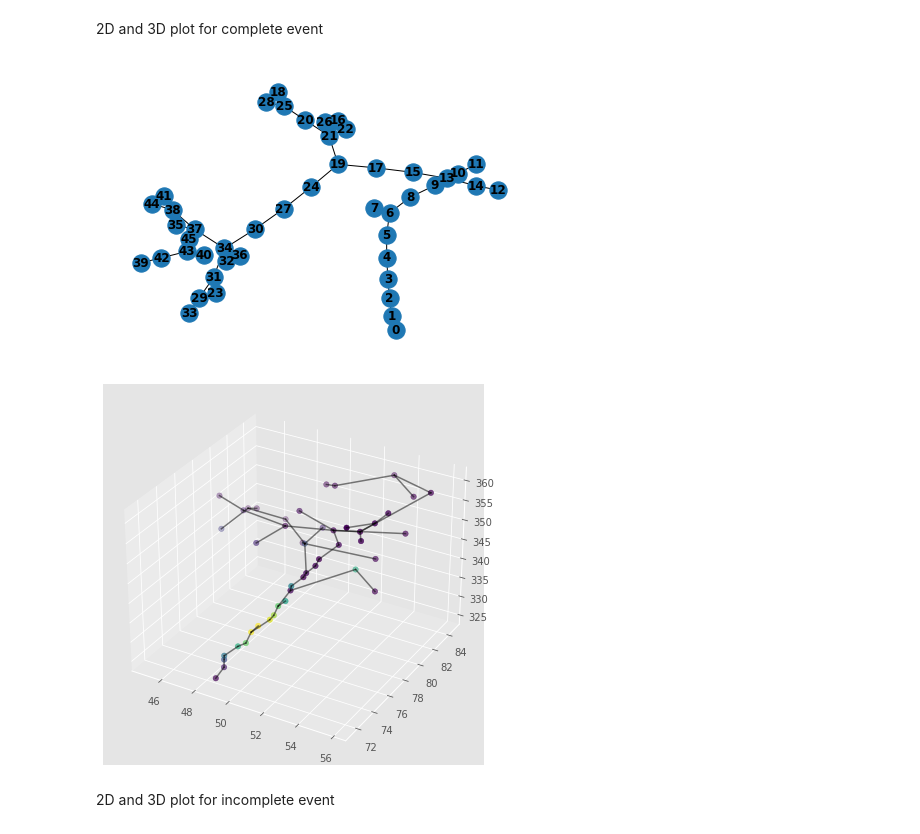
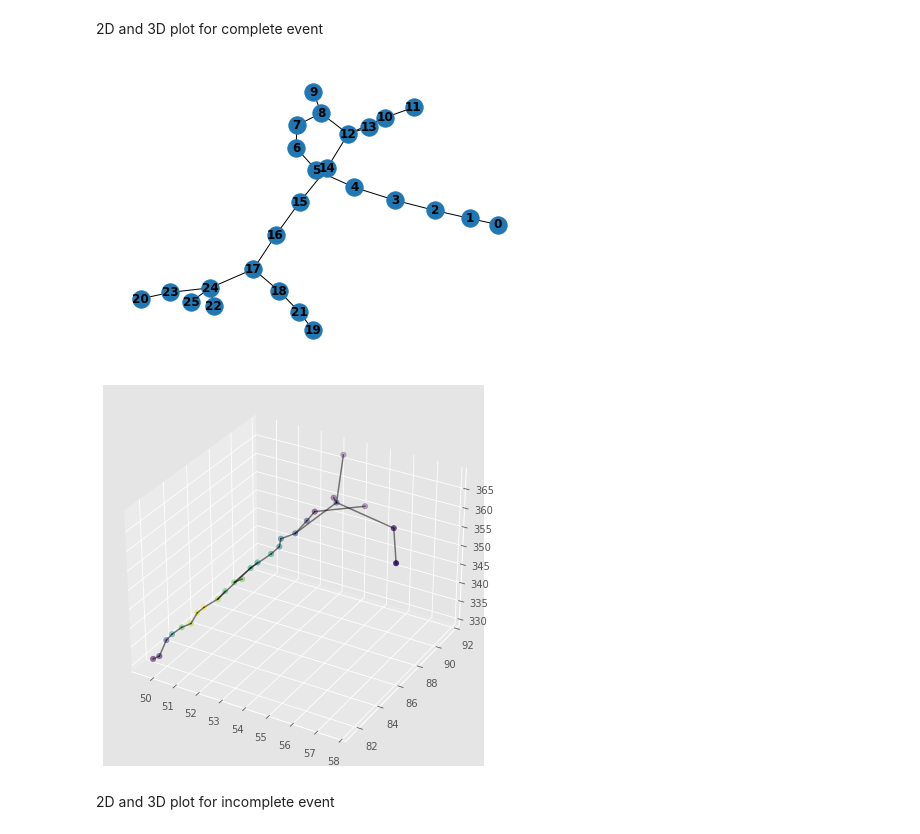
Before and after one commit to edcuba/TICLHack22_PatternReco, a Jupyter notebook: build_graph.ipynb, the cells around one changed output. Saved outputs shown, nothing was run; the diff lists cells and outputs as text; code cells hidden in the pictures.

```diff
--- a/build_graph.ipynb
+++ b/build_graph.ipynb
@@ -114,13 +114,13 @@ for x, y, z in zip(in_vx, in_vy, in_vz):
 # %% [markdown]
 2D and 3D plot for complete event
 # %%
-tid = 2
+tid = 3
 G = create_graph(energy[tid], vx[tid], vy[tid], vz[tid], firstn=1)
 nx.draw(G, with_labels=True, font_weight='bold')
 network_plot_3D(G, energy[tid])
 # %% [output]
-[figure, old version]
+[figure, new version]
-[figure, old version]
+[figure, new version]
 # %% [markdown]
 2D and 3D plot for incomplete event
 # %%
```
Also changed, not shown: parts of 1 cell of this notebook.
